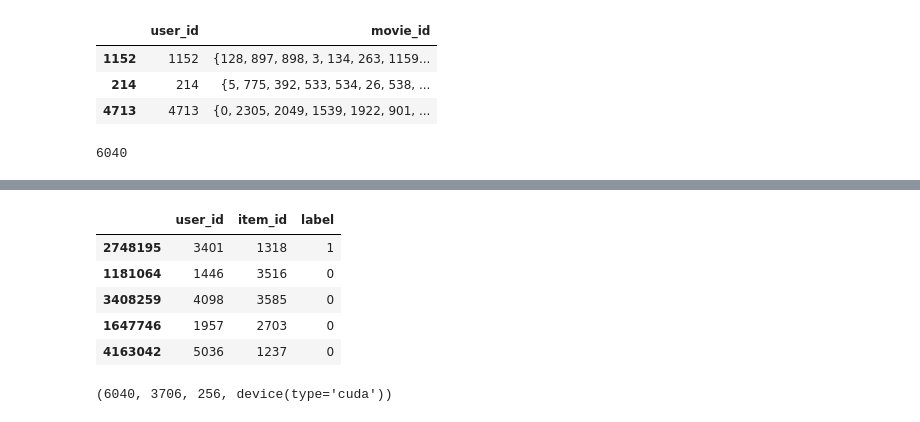
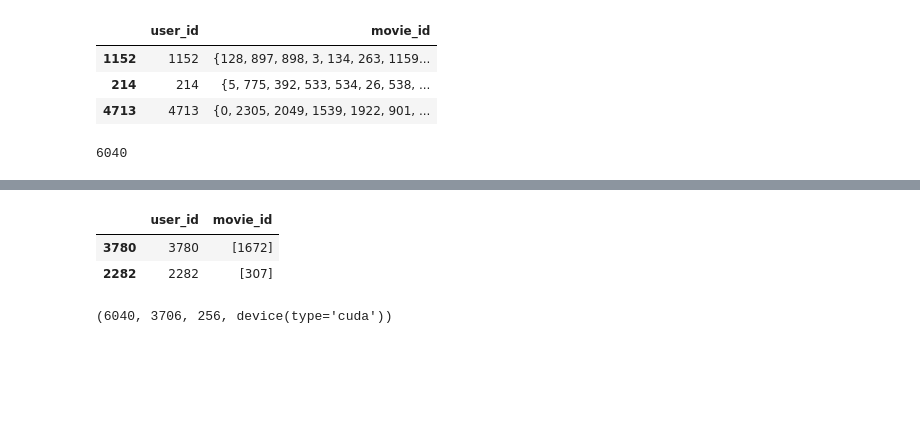
Before and after one commit to gabibu/recommendationsystems, a Jupyter notebook: exe3_solution.ipynb, the cells around one changed output, grey strips where cells are left out. Saved outputs shown, nothing was run; the diff lists cells and outputs as text; code cells hidden in the pictures; blank space fills up the shorter version.

```diff
--- a/exe3_solution.ipynb
+++ b/exe3_solution.ipynb
@@ -322,12 +327,11 @@ train_dataset_df.shape, train_df.shape
-# %%
-train_dataset_df.sample(5)
-# %% [output]
-|  | user_id | item_id | label |
-| 2748195 | 3401 | 1318 | 1 |
-| 1181064 | 1446 | 3516 | 0 |
-| 3408259 | 4098 | 3585 | 0 |
-| 1647746 | 1957 | 2703 | 0 |
-| 4163042 | 5036 | 1237 | 0 |
+# %%
+test_user_movies_df = test_df.groupby('user_id')['movie_id'].apply(list).reset_index()
+
+test_user_movies_df
+# %% [output]
+|  | user_id | movie_id |
+| 3780 | 3780 | [1672] |
+| 2282 | 2282 | [307] |
 # %%
 class DatasetLoader(Dataset):
 
```
Also changed, not shown: parts of 5 cells of this notebook.
